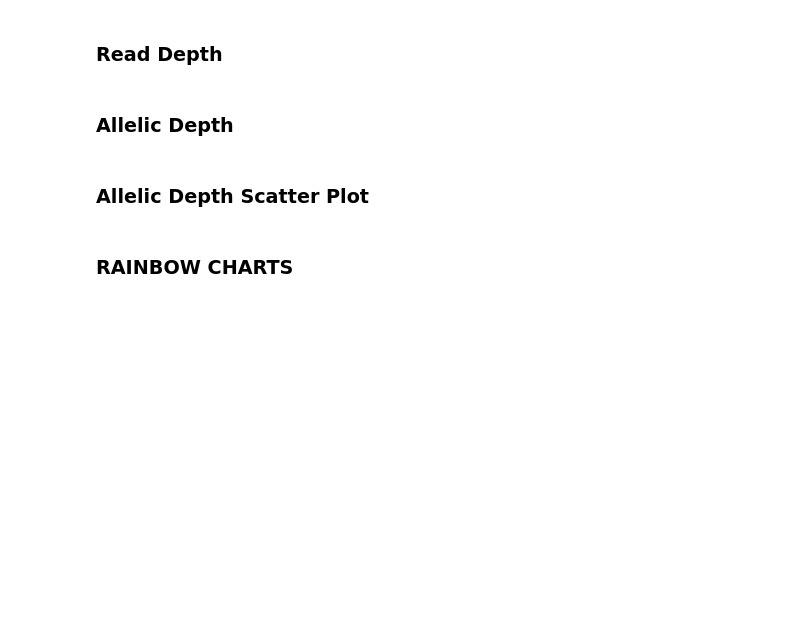
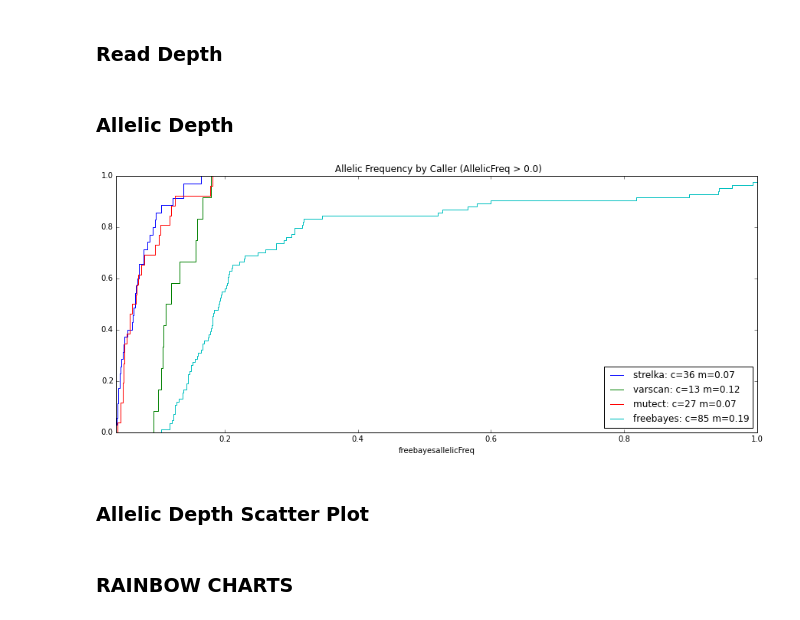
Before and after one commit to hartwigmedical/scripts, a Jupyter notebook: ipython/VCF_BENCHMARK_ANALYSIS.ipynb, the cells around one changed output. Drawn from its saved outputs; the diff is of its cells as text; code cells hidden in the pictures; blank space fills up the shorter version.

```diff
--- a/ipython/VCF_BENCHMARK_ANALYSIS.ipynb
+++ b/ipython/VCF_BENCHMARK_ANALYSIS.ipynb
@@ -209,10 +317,12 @@ df[df.freebayesreadDepth != ''].hist(column="freebayesallelicFreq",by="Truth",bi
 # %%
 #Alllele Freq By Caller
 for columnName in list(snpdf):
     if columnName.endswith('allele'):
-        ser = snpdf[(snpdf[columnName] != '') &(snpdf[columnName[:-6] + 'allelicFreq'] > 0.4)][columnName[:-6] + 'allelicFreq']
+        ser = snpdf[(snpdf[columnName] != '') &(snpdf[columnName[:-6] + 'allelicFreq'] > 0.0)][columnName[:-6] + 'allelicFreq']
         ser = ser.sort_values()
         #ser[len(ser)] = ser.iloc[-1]
         cum_dist = np.linspace(0.,1.,len(ser))
         ser_cdf = pd.Series(cum_dist, index=ser,name=columnName[:-6]+": c="+str(ser.count())+" m="+str(round(ser.median(),2)))
-        ser_cdf.plot(drawstyle='steps',legend=True,title=" Allelic Frequency by Caller (AllelicFreq > 0.4)",figsize=[15,6])
+        ser_cdf.plot(drawstyle='steps',legend=True,title=" Allelic Frequency by Caller (AllelicFreq > 0.0)",figsize=[15,6])
+# %% [output]
+[figure, added]
```
Also changed, not shown: parts of 34 cells of this notebook, 4 other files.
